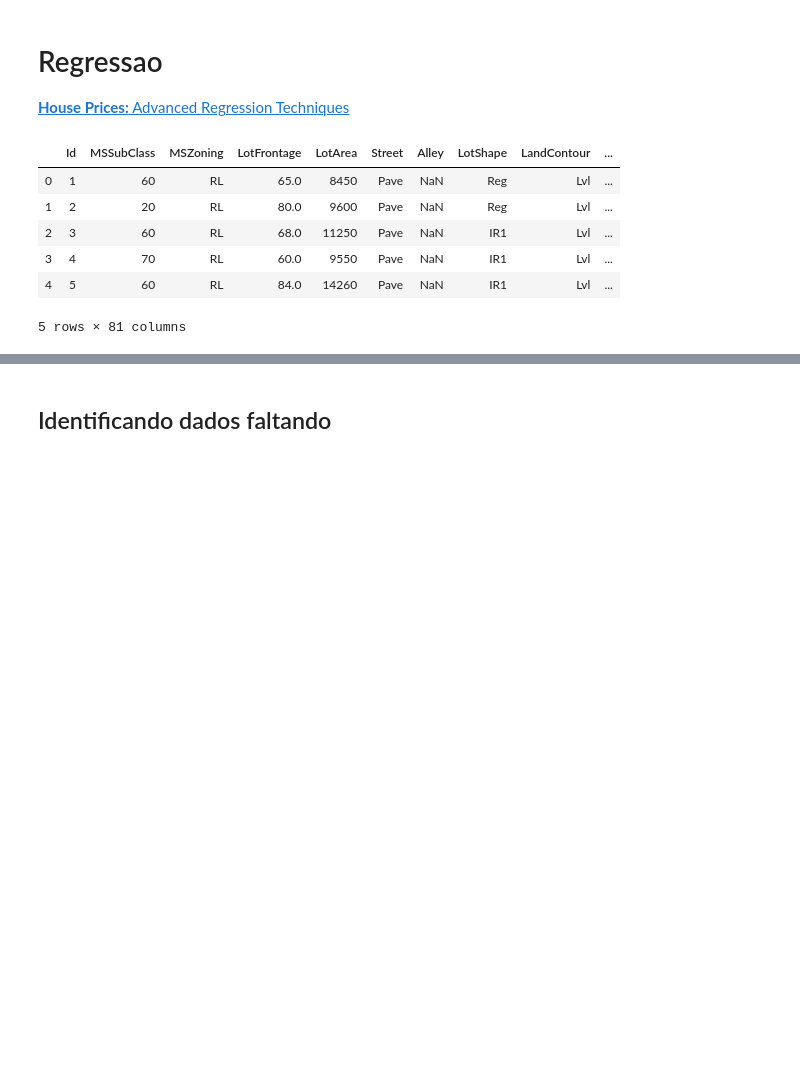
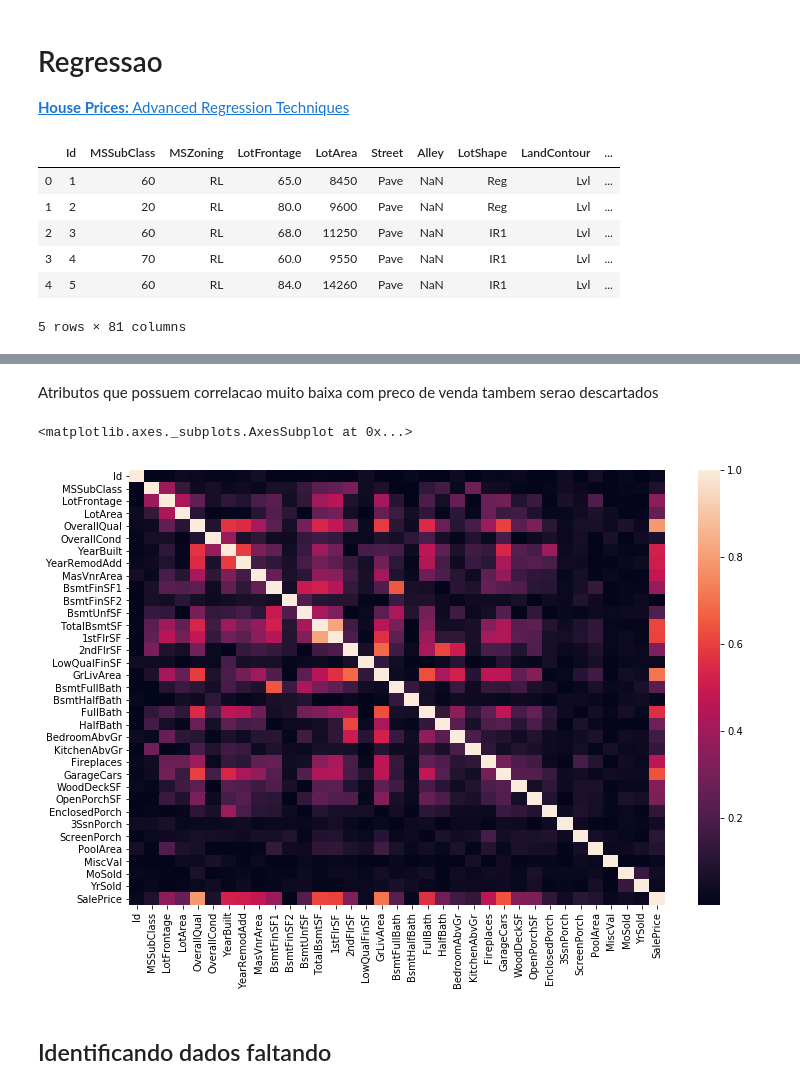
Before and after one commit to V-in/kaggle, a Jupyter notebook: house_prices/notebook.ipynb, the cells around one changed output, grey strips where cells are left out. Saved outputs shown, nothing was run; the diff lists cells and outputs as text; code cells hidden in the pictures; blank space fills up the shorter version.

```diff
--- a/house_prices/notebook.ipynb
+++ b/house_prices/notebook.ipynb
@@ -34,0 +56,10 @@ df.head()
+# %%
+df.drop(columns=["GarageYrBlt", "GarageArea", "TotRmsAbvGrd"], inplace=True)
+# %% [markdown]
+Atributos que possuem correlacao muito baixa com preco de venda tambem serao descartados
+# %%
+plt.figure(figsize=[12,8])
+sns.heatmap(df.corr().abs())
+# %% [output]
+<matplotlib.axes._subplots.AxesSubplot at 0x...>
+[figure, added]
```
Also changed, not shown: parts of 92 cells of this notebook.
